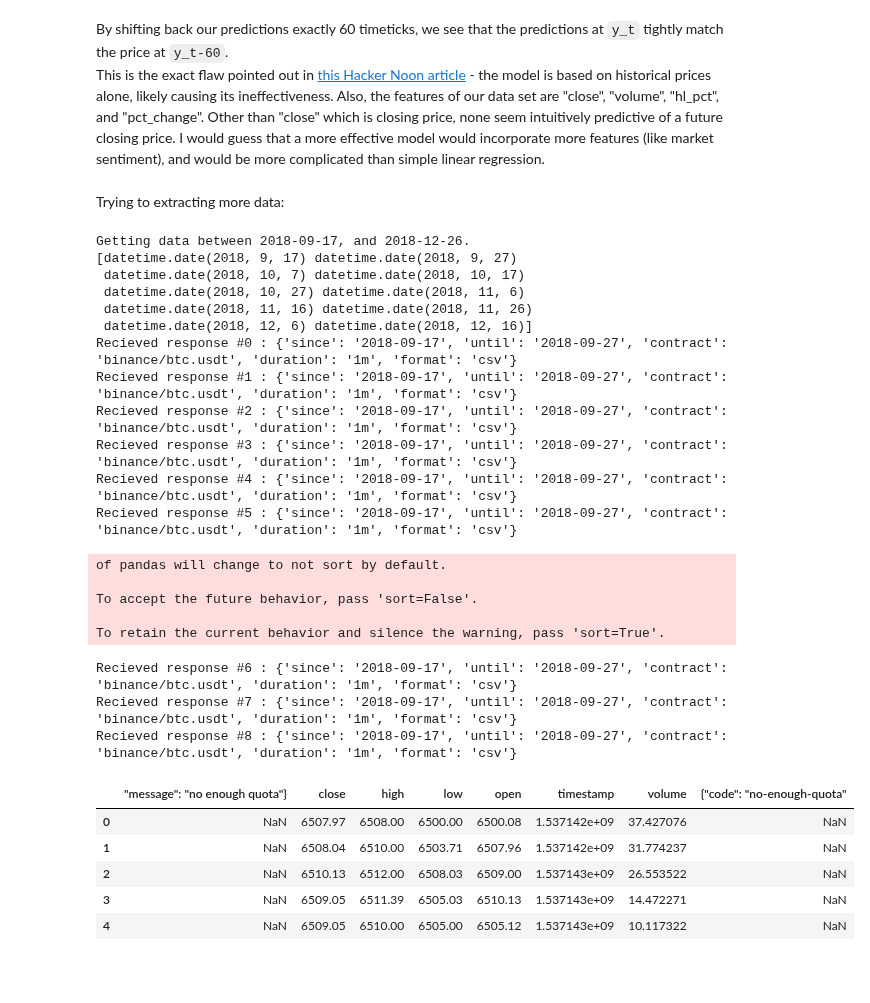
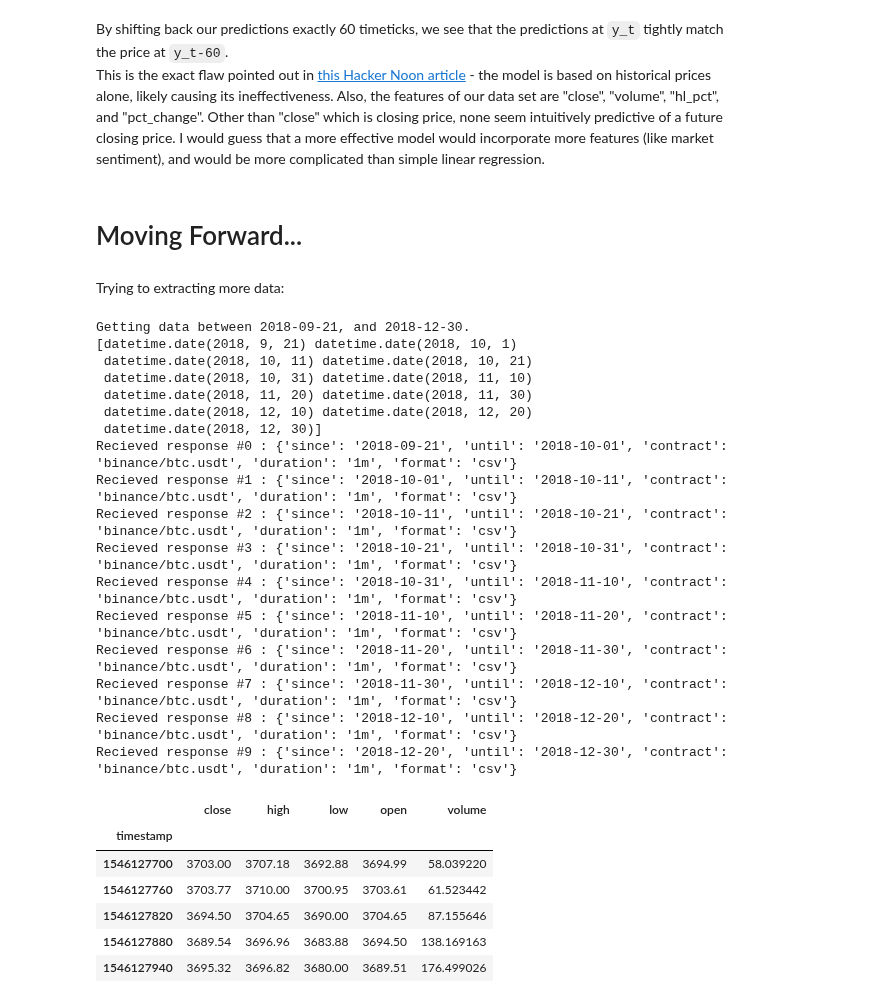
Before and after one commit to jonathancai11/btc-analysis, a Jupyter notebook: btc-prediction.ipynb, the cells around one changed output. Drawn from its saved outputs; the diff is of its cells as text; code cells hidden in the pictures; blank space fills up the shorter version.

Commit message:
quota limits, moving forward

```diff
--- a/btc-prediction.ipynb
+++ b/btc-prediction.ipynb
@@ -220,6 +228,8 @@ df_reduced['close'][-120:-60].plot()
 # %% [markdown]
 By shifting back our predictions exactly 60 timeticks, we see that the predictions at `y_t` tightly match the price at `y_t-60`.
 This is the exact flaw pointed out in [this Hacker Noon article](https://hackernoon.com/dont-be-fooled-deceptive-cryptocurrency-price-predictions-using-deep-learning-bf27e4837151) - the model is based on historical prices alone, likely causing its ineffectiveness. Also, the features of our data set are "close", "volume", "hl_pct", and "pct_change". Other than "close" which is closing price, none seem intuitively predictive of a future closing price. I would guess that a more effective model would incorporate more features (like market sentiment), and would be more complicated than simple linear regression.
+# %% [markdown]
+# Moving Forward...
 # %% [markdown]
 Trying to extracting more data:
 # %%
@@ -227,71 +237,76 @@ def daterange(start_date, end_date):
     for n in range(int ((end_date - start_date).days))[::10]:
         yield start_date + timedelta(n)
 
-days_ago = 20
+days_ago = 100
 today = datetime.today()
 start_date = (today - timedelta(days_ago)).date()
 end_date = today.date()
 print("Getting data between %s, and %s." % (start_date, end_date))
 dates = list(daterange(start_date, end_date))
+dates.append(end_date)
 print(np.array(dates))
+
+# Average call for 10 days, 1 min tick is 72 quota expense... quota limit around 700?
 
 # Must use fake user-agent for iterating requests
 headers = {
     'user-agent': ('Mozilla/5.0 (Macintosh; Intel Mac OS X 10_10_5)'
                           'AppleWebKit/537.36 (KHTML, like Gecko)'
                           'Chrome/45.0.2454.101 Safari/537.36'),
     'referer': 'http://stats.nba.com/scores/',
     'ot-key' : ot_key
 }
 
 # Use template parameters object
 params = {
     'since' : 'will be replaced with actual date',
     'until' : 'will be replaced with actual date',
     'contract' : 'binance/btc.usdt',
     'duration' : '1m',
     'format' : 'csv'
 }
 
 # Accumulate a large DataFrame for all requests
 df = pd.DataFrame()
 # Itererate through all date intervals
 for idx in range(len(dates) - 1):
     params['since'] = str(dates[idx])
     params['until'] = str(dates[idx + 1])
     r = requests.get(tokenapi + '/candles' , headers=headers, params=params, stream = True)
-    print("Recieved response #" + str(idx) + " :", params)
-    single_df = pd.read_csv(io.StringIO(r.text))
+    print("Recieved response #" + str(idx) + ": " + params['since'] + ' to ' + params['until'])
+    single_df = pd.read_csv(io.StringIO(r.text)).set_index('timestamp')
     df = pd.concat([df, single_df])
+    if int(r.headers['ot-quota-remaining']) < 72:
+        print("Reached ot-quota limit!")
+        break
 
-df.head()
+df.sort_index()
+df.tail()
 # %% [output]
-Getting data between 2018-09-17, and 2018-12-26.
-[datetime.date(2018, 9, 17) datetime.date(2018, 9, 27)
- datetime.date(2018, 10, 7) datetime.date(2018, 10, 17)
- datetime.date(2018, 10, 27) datetime.date(2018, 11, 6)
- datetime.date(2018, 11, 16) datetime.date(2018, 11, 26)
- datetime.date(2018, 12, 6) datetime.date(2018, 12, 16)]
-Recieved response #0 : {'since': '2018-09-17', 'until': '2018-09-27', 'contract': 'binance/btc.usdt', 'duration': '1m', 'format': 'csv'}
-Recieved response #1 : {'since': '2018-09-17', 'until': '2018-09-27', 'contract': 'binance/btc.usdt', 'duration': '1m', 'format': 'csv'}
-Recieved response #2 : {'since': '2018-09-17', 'until': '2018-09-27', 'contract': 'binance/btc.usdt', 'duration': '1m', 'format': 'csv'}
-Recieved response #3 : {'since': '2018-09-17', 'until': '2018-09-27', 'contract': 'binance/btc.usdt', 'duration': '1m', 'format': 'csv'}
-Recieved response #4 : {'since': '2018-09-17', 'until': '2018-09-27', 'contract': 'binance/btc.usdt', 'duration': '1m', 'format': 'csv'}
-Recieved response #5 : {'since': '2018-09-17', 'until': '2018-09-27', 'contract': 'binance/btc.usdt', 'duration': '1m', 'format': 'csv'}
+Getting data between 2018-09-21, and 2018-12-30.
+[datetime.date(2018, 9, 21) datetime.date(2018, 10, 1)
+ datetime.date(2018, 10, 11) datetime.date(2018, 10, 21)
+ datetime.date(2018, 10, 31) datetime.date(2018, 11, 10)
+ datetime.date(2018, 11, 20) datetime.date(2018, 11, 30)
+ datetime.date(2018, 12, 10) datetime.date(2018, 12, 20)
+ datetime.date(2018, 12, 30)]
+Recieved response #0 : {'since': '2018-09-21', 'until': '2018-10-01', 'contract': 'binance/btc.usdt', 'duration': '1m', 'format': 'csv'}
+Recieved response #1 : {'since': '2018-10-01', 'until': '2018-10-11', 'contract': 'binance/btc.usdt', 'duration': '1m', 'format': 'csv'}
+Recieved response #2 : {'since': '2018-10-11', 'until': '2018-10-21', 'contract': 'binance/btc.usdt', 'duration': '1m', 'format': 'csv'}
+Recieved response #3 : {'since': '2018-10-21', 'until': '2018-10-31', 'contract': 'binance/btc.usdt', 'duration': '1m', 'format': 'csv'}
+Recieved response #4 : {'since': '2018-10-31', 'until': '2018-11-10', 'contract': 'binance/btc.usdt', 'duration': '1m', 'format': 'csv'}
+Recieved response #5 : {'since': '2018-11-10', 'until': '2018-11-20', 'contract': 'binance/btc.usdt', 'duration': '1m', 'format': 'csv'}
+Recieved response #6 : {'since': '2018-11-20', 'until': '2018-11-30', 'contract': 'binance/btc.usdt', 'duration': '1m', 'format': 'csv'}
+Recieved response #7 : {'since': '2018-11-30', 'until': '2018-12-10', 'contract': 'binance/btc.usdt', 'duration': '1m', 'format': 'csv'}
+Recieved response #8 : {'since': '2018-12-10', 'until': '2018-12-20', 'contract': 'binance/btc.usdt', 'duration': '1m', 'format': 'csv'}
+Recieved response #9 : {'since': '2018-12-20', 'until': '2018-12-30', 'contract': 'binance/btc.usdt', 'duration': '1m', 'format': 'csv'}
-of pandas will change to not sort by default.
-
-To accept the future behavior, pass 'sort=False'.
-
-To retain the current behavior and silence the warning, pass 'sort=True'.
-Recieved response #6 : {'since': '2018-09-17', 'until': '2018-09-27', 'contract': 'binance/btc.usdt', 'duration': '1m', 'format': 'csv'}
-Recieved response #7 : {'since': '2018-09-17', 'until': '2018-09-27', 'contract': 'binance/btc.usdt', 'duration': '1m', 'format': 'csv'}
-Recieved response #8 : {'since': '2018-09-17', 'until': '2018-09-27', 'contract': 'binance/btc.usdt', 'duration': '1m', 'format': 'csv'}
-|  | "message": "no enough quota"} | close | high | low | open | timestamp | volume | {"code": "no-enough-quota" |
-| 0 | NaN | 6507.97 | 6508.00 | 6500.00 | 6500.08 | 1.537142e+09 | 37.427076 | NaN |
-| 1 | NaN | 6508.04 | 6510.00 | 6503.71 | 6507.96 | 1.537142e+09 | 31.774237 | NaN |
-| 2 | NaN | 6510.13 | 6512.00 | 6508.03 | 6509.00 | 1.537143e+09 | 26.553522 | NaN |
-| 3 | NaN | 6509.05 | 6511.39 | 6505.03 | 6510.13 | 1.537143e+09 | 14.472271 | NaN |
-| 4 | NaN | 6509.05 | 6510.00 | 6505.00 | 6505.12 | 1.537143e+09 | 10.117322 | NaN |
+|  | close | high | low | open | volume |
+| timestamp |  |  |  |  |  |
+| 1546127700 | 3703.00 | 3707.18 | 3692.88 | 3694.99 | 58.039220 |
+| 1546127760 | 3703.77 | 3710.00 | 3700.95 | 3703.61 | 61.523442 |
+| 1546127820 | 3694.50 | 3704.65 | 3690.00 | 3704.65 | 87.155646 |
+| 1546127880 | 3689.54 | 3696.96 | 3683.88 | 3694.50 | 138.169163 |
+| 1546127940 | 3695.32 | 3696.82 | 3680.00 | 3689.51 | 176.499026 |
 # %%
 df.to_csv(current_path + '/btc-historical-data.csv')
 # %%
```
Also changed, not shown: parts of 6 cells of this notebook.
